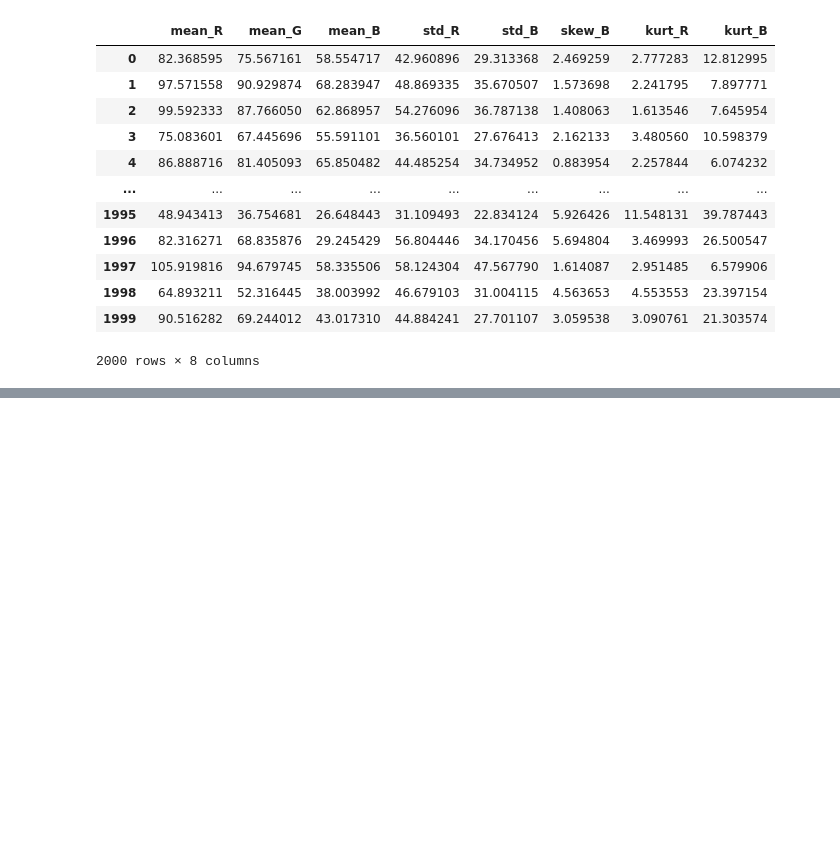
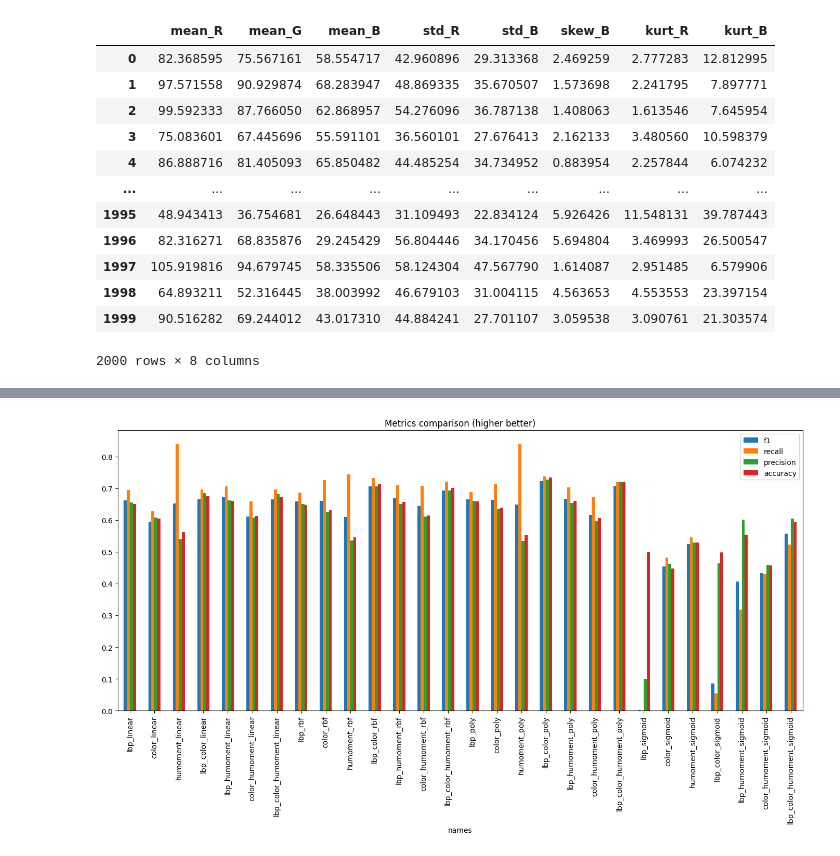
Before and after one commit to zeerafle/oil-palm-stem, a Jupyter notebook: disease_detection.ipynb, the cells around one changed output, grey strips where cells are left out. Saved outputs shown, nothing was run; the diff lists cells and outputs as text; code cells hidden in the pictures; blank space fills up the shorter version.

```diff
--- a/disease_detection.ipynb
+++ b/disease_detection.ipynb
@@ -469,0 +552,4 @@ reduced_orig_img_features_svmfs.to_csv(os.path.join('data', 'reduced_orig_img_fe
+# %%
+proc_img_compare_df = compare_combined_feature('processed_img_feature.csv')
+# %% [output]
+[figure, added]
```
Also changed, not shown: parts of 21 cells of this notebook, 16 other files.
